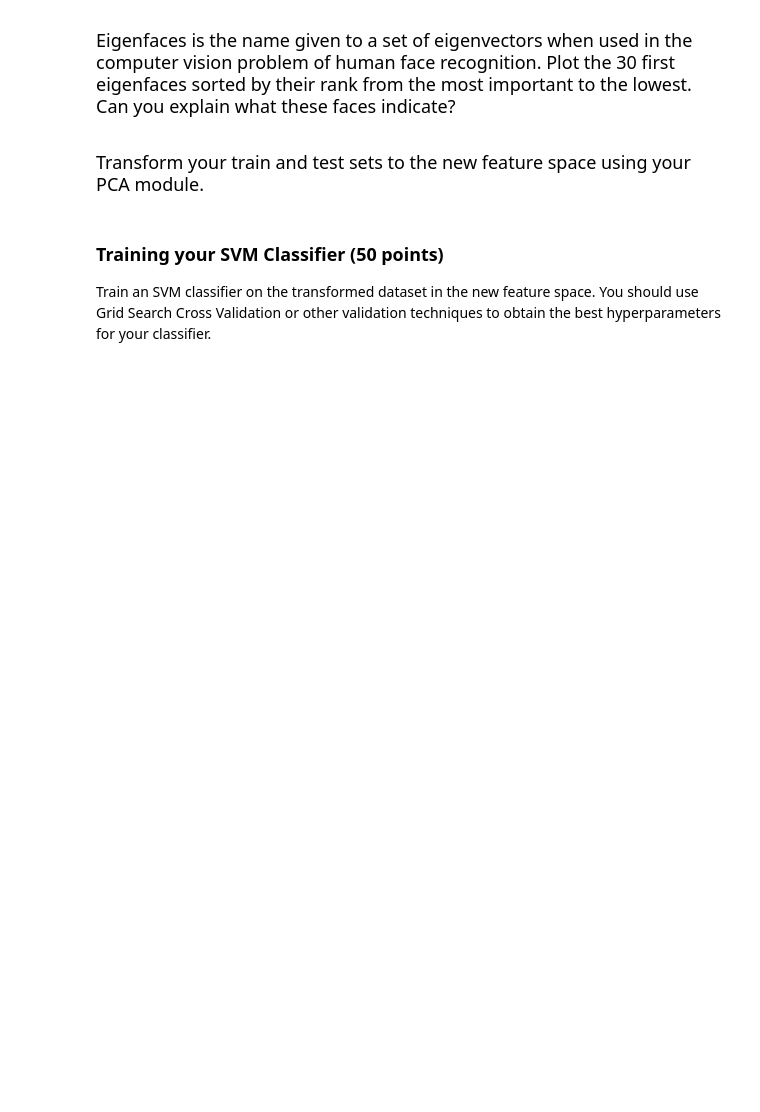
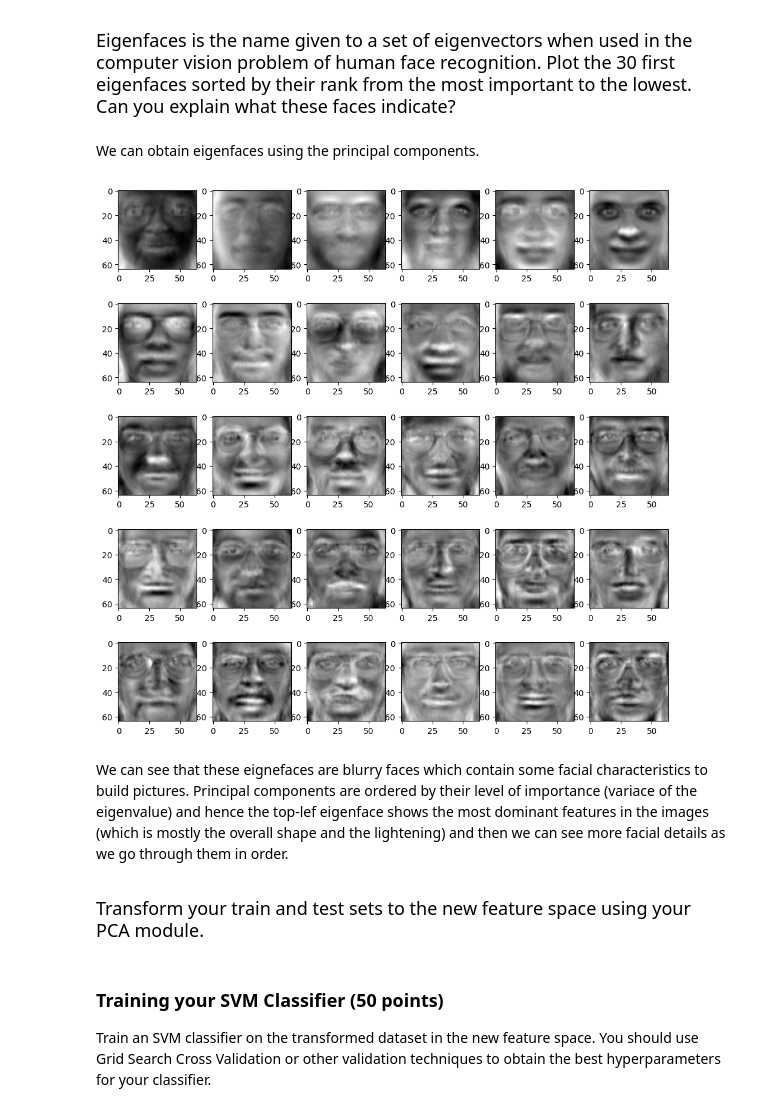
Before and after one commit to Lachin7/ML_Course, a Jupyter notebook: 3. SVM.ipynb, the cells around one changed output. Saved outputs shown, nothing was run; the diff lists cells and outputs as text; code cells hidden in the pictures; blank space fills up the shorter version.

```diff
--- a/3. SVM.ipynb
+++ b/3. SVM.ipynb
@@ -157,3 +162,15 @@ Eigenfaces is the name given to a set of eigenvectors when used in the computer
+# %% [markdown]
+We can obtain eigenfaces using the principal components.
+# %%
+_, axs = plt.subplots(5, 6, figsize=(12, 12))
+axs = axs.flatten()
+for img, ax in zip(pca.components_[:30], axs):
+    ax.imshow(img.reshape(64,64), cmap='gray')
+plt.show()
+# %% [output]
+[figure, added]
+# %% [markdown]
+We can see that these eignefaces are blurry faces which contain some facial characteristics to build pictures. Principal components are ordered by their level of importance (variace of the eigenvalue) and hence the top-lef eigenface shows the most dominant features in the images (which is mostly the overall shape and the lightening) and then we can see more facial details as we go through them in order.
 # %% [markdown]
 <font face="Times New Roman" size=4><div dir=ltr>
 Transform your train and test sets to the new feature space using your PCA module.
```
Also changed, not shown: parts of 32 cells of this notebook, 1 other file.
